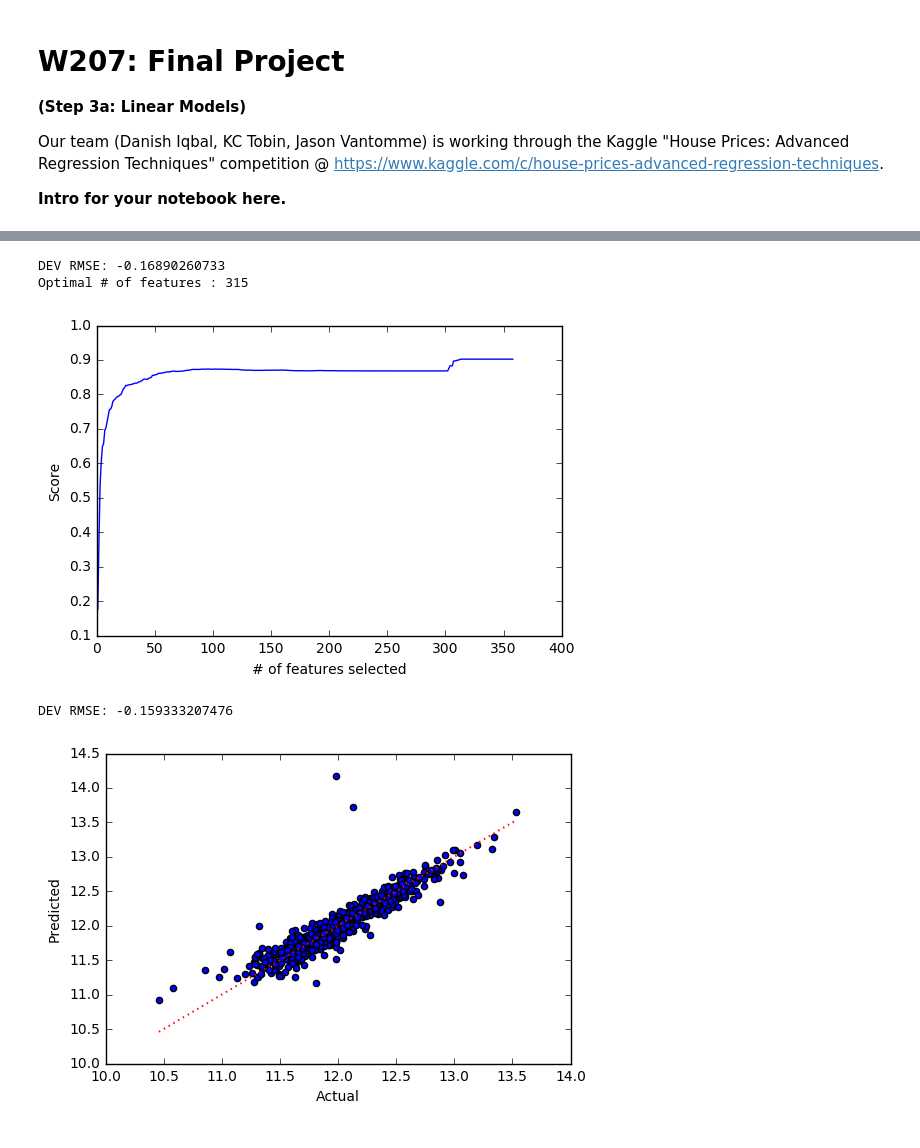
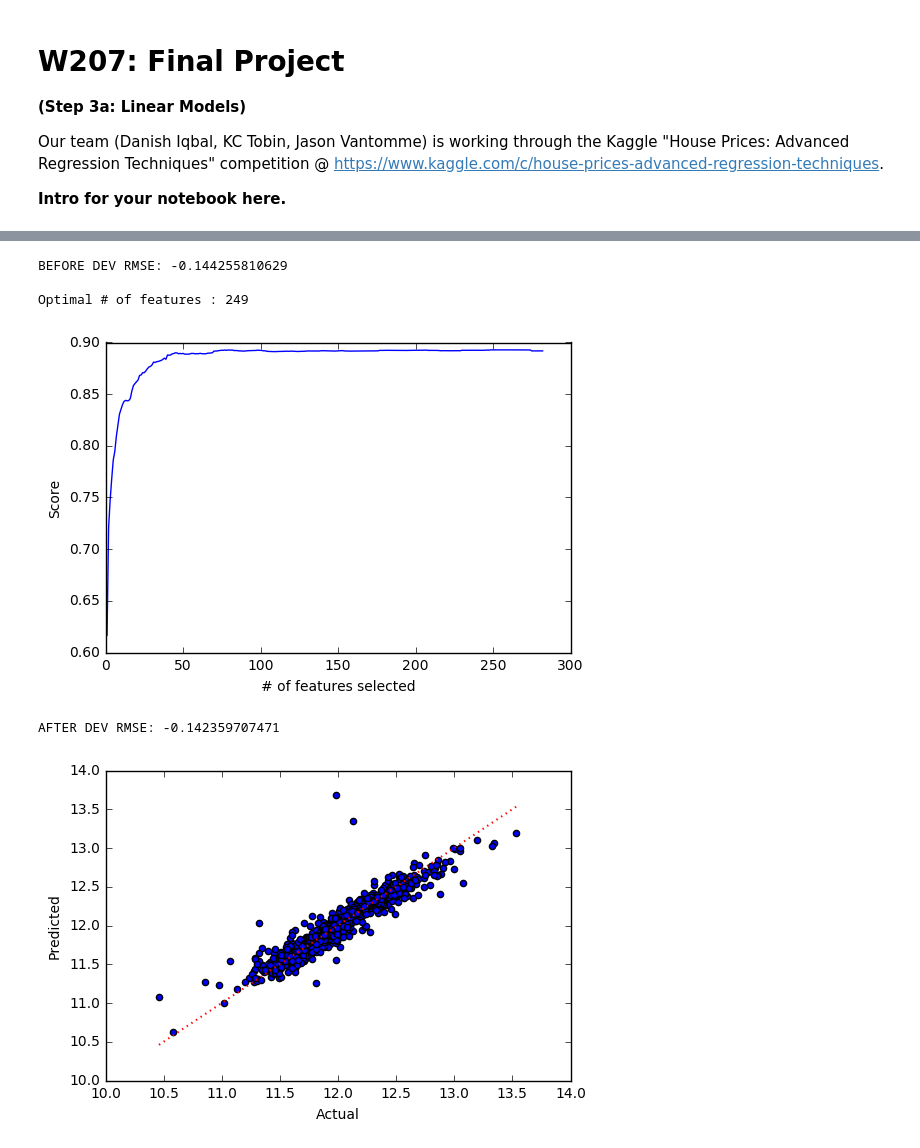
Before and after one commit to kctobin/207, a Jupyter notebook: RealEstateFinal - 3a Linear Models.ipynb, the cells around one changed output, grey strips where cells are left out. Saved outputs shown, nothing was run; the diff lists cells and outputs as text; code cells hidden in the pictures.

```diff
--- a/RealEstateFinal - 3a Linear Models.ipynb
+++ b/RealEstateFinal - 3a Linear Models.ipynb
@@ -41,8 +41,9 @@ fe_train = fe_train.drop(["SalePrice"], axis=1)
 
 train, dev, train_labels, dev_labels = train_test_split(fe_train,fe_train_labels,train_size=.5,random_state=207)
 
-train_labels = np.log(train_labels)
-dev_labels = np.log(dev_labels)
+# train_labels = np.log(train_labels)
+# dev_labels = np.log(dev_labels)
+# fe_train_labels = np.log(fe_train_labels)
 
 print "TRAIN DATA: ", train.shape
 print "TRAIN LABELS: ", train_labels.shape
@@ -67,10 +68,10 @@ TEST DATA:  (1459, 358)
 clf = LinearRegression()
 clf.fit(train, train_labels)
 rmse = -np.sqrt(mean_squared_error(clf.predict(dev), dev_labels))
-print("DEV RMSE: " + str(rmse))
-
+print("BEFORE DEV RMSE: " + str(rmse))
+print
 rfecv = RFECV(estimator=clf, step=1, cv=5)
-rfecv.fit(train, train_labels)
+rfecv.fit(fe_train, fe_train_labels)
 print("Optimal # of features : %d" % rfecv.n_features_)
 
 plt.figure()
@@ -86,7 +87,7 @@ clf.fit(local_train, train_labels)
 
 dev_predict = clf.predict(local_dev)
 rmse = -np.sqrt(mean_squared_error(dev_predict, dev_labels))
-print("DEV RMSE: " + str(rmse))
+print("AFTER DEV RMSE: " + str(rmse))
 Linear_dev_predict = dev_predict
 
 fig, ax = plt.subplots()
@@ -96,6 +97,9 @@ ax.set_xlabel('Actual')
 ax.set_ylabel('Predicted')
 plt.show()
 
-local_test= test.iloc[:, feature_mask].copy()
+reduced_fe_train = fe_train.iloc[:, feature_mask].copy()
+clf = LinearRegression()
+clf.fit(reduced_fe_train, fe_train_labels)
+local_test = test.iloc[:, feature_mask].copy()
 Linear_test_predict = clf.predict(local_test)
 # %% [output]
@@ -110,43 +115,47 @@ DEV RMSE: -0.196842039821
 clf = Ridge(alpha=10)
 clf.fit(train, train_labels)
 rmse = -np.sqrt(mean_squared_error(clf.predict(dev), dev_labels))
-print("DEV RMSE: " + str(rmse))
-
+print("BEFORE DEV RMSE: " + str(rmse))
+print
 rfecv = RFECV(estimator=clf, step=1, cv=3)
-rfecv.fit(train, train_labels)
+rfecv.fit(fe_train, fe_train_labels)
 print("Optimal # of features : %d" % rfecv.n_features_)
 
 plt.figure()
 plt.xlabel("# of features selected")
 plt.ylabel("Score")
 plt.plot(range(1, len(rfecv.grid_scores_) + 1), rfecv.grid_scores_)
 plt.show()
 
 feature_mask = rfecv.ranking_ == 1
 local_dev = dev.iloc[:, feature_mask].copy()
 local_train = train.iloc[:, feature_mask].copy()
 clf.fit(local_train, train_labels)
 
 dev_predict = clf.predict(local_dev)
 rmse = -np.sqrt(mean_squared_error(dev_predict, dev_labels))
-print("DEV RMSE: " + str(rmse))
+print("AFTER DEV RMSE: " + str(rmse))
 Ridge_dev_predict = dev_predict
 
 fig, ax = plt.subplots()
 ax.scatter(dev_labels, Ridge_dev_predict)
 ax.plot([dev_labels.min(), dev_labels.max()], [dev_labels.min(), dev_labels.max()], 'r:', linewidth=1.5, lw=4)
 ax.set_xlabel('Actual')
 ax.set_ylabel('Predicted')
 plt.show()
 
-local_test= test.iloc[:, feature_mask].copy()
+reduced_fe_train = fe_train.iloc[:, feature_mask].copy()
+clf = Ridge(alpha=10)
+clf.fit(reduced_fe_train, fe_train_labels)
+local_test = test.iloc[:, feature_mask].copy()
 Ridge_test_predict = clf.predict(local_test)
 # %% [output]
-DEV RMSE: -0.16890260733
-Optimal # of features : 315
+BEFORE DEV RMSE: -0.144255810629
+
+Optimal # of features : 249
-[figure, old version]
+[figure, new version]
-DEV RMSE: -0.159333207476
+AFTER DEV RMSE: -0.142359707471
-[figure, old version]
+[figure, new version]
 # %%
 ### Lasso Regression
 
```
Also changed, not shown: parts of 4 cells of this notebook, 7 other files.
